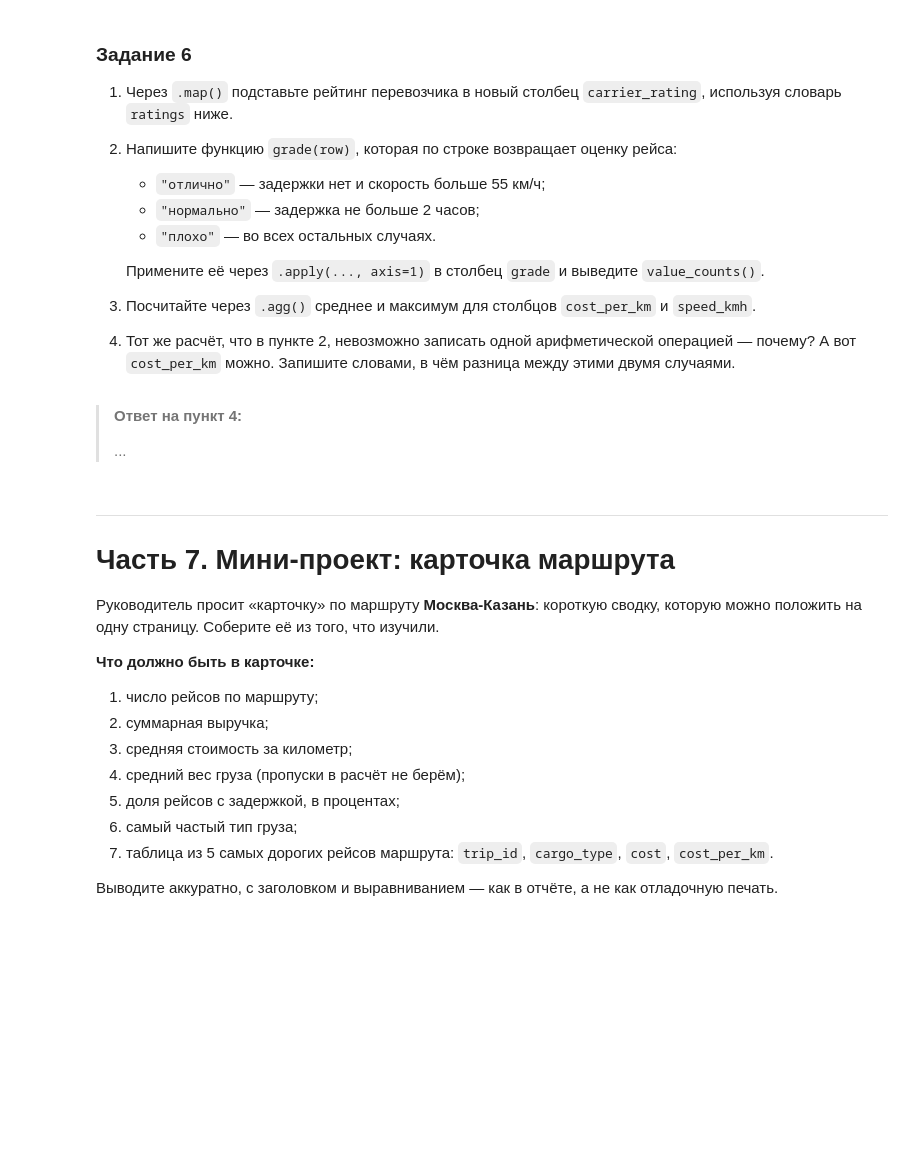
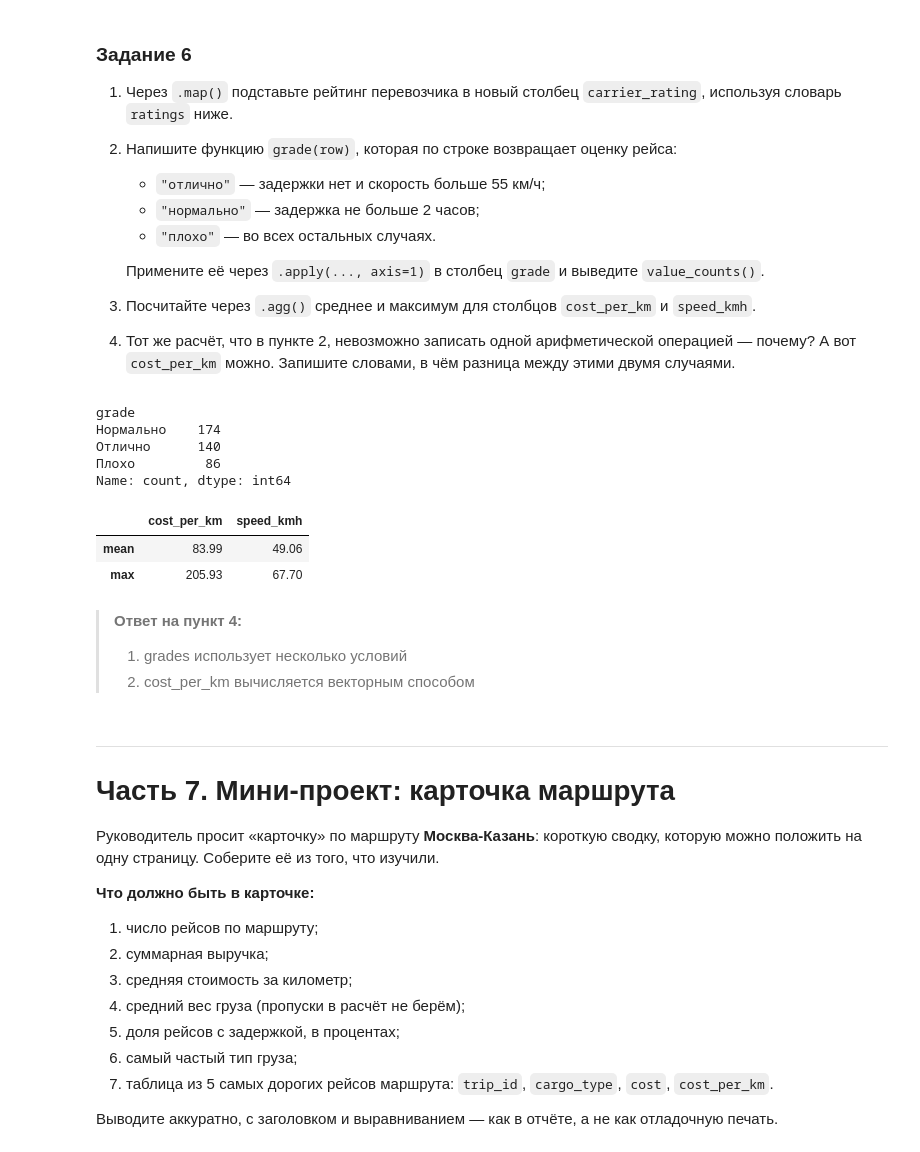
Before and after one commit to K0TOFEY/Laboratory_works_rut, a Jupyter notebook: S3_03.10.2026/LW1 (1).ipynb, the cells around one changed output. Cells and saved outputs as stored; diff of their text form; code cells hidden in the pictures; blank space fills up the shorter version.

```diff
--- a/S3_03.10.2026/LW1 (1).ipynb
+++ b/S3_03.10.2026/LW1 (1).ipynb
@@ -693,15 +742,17 @@ print(trips.sort_values("cost_per_km", ascending=False)
 
 Затем выведите 10 рейсов с самой высокой стоимостью за тонну — только столбцы
 `trip_id`, `route`, `weight_t`, `cost_per_ton`.
-# %%
-# 1)
-trips["cost_per_ton"] = ...
-
-# 2)
-trips["delay_group"] = ...
-
-# 3)
-trips["weight_filled"] = ...
-
-# вывод топ-10
-...
+# %%
+
+# 1)
+trips["cost_per_ton"] = (trips['cost'] / trips['weight_t']).round(0)
+
+# 2)
+trips["delay_group"] = pd.cut(trips['delay_h'],
+                            bins=[-1, 0, 3, 100], labels=['нет', 'малая', 'крупная'])
+
+# 3)
+trips["weight_filled"] = trips['weight_t'].fillna(trips['weight_t'].mean())
+
+# вывод топ-10
+print(trips.sort_values("cost_per_ton", ascending=False).head(10)[['trip_id', 'route', 'weight_t', 'cost_per_ton']])
@@ -790,25 +888,39 @@ print(f"разница: {apply_ms / vector_ms:.0f} раз")
 # %%
 ratings = {
     "ТрансЛогистик": 4.6, "РусКарго": 4.1, "СибПуть": 3.8,
     "ВолгаТранс": 4.4, "АвтоДорСервис": 3.5,
 }
 
 # 1)
-trips["carrier_rating"] = ...
+trips["carrier_rating"] = trips['carrier'].map(ratings)
+print(trips[['carrier', 'carrier_rating']].head())
 
 # 2)
 def grade(row):
-    ...
+    if (row['delay_h'] == 0) and (row['speed_kmh'] > 55):
+        return "Отлично"
+    if (row['delay_h'] <= 2):
+            return "Нормально"
+    return "Плохо"
 
-trips["grade"] = ...
-print(...)
+trips["grade"] = trips.apply(grade, axis=1)
+print(trips["grade"].value_counts())
 
 # 3)
-...
+trips[['cost_per_km', 'speed_kmh']].agg(['mean', 'max']).round(2)
+# %% [output]
+grade
+Нормально    174
+Отлично      140
+Плохо         86
+Name: count, dtype: int64
+|  | cost_per_km | speed_kmh |
+| mean | 83.99 | 49.06 |
+| max | 205.93 | 67.70 |
 # %% [markdown]
 > **Ответ на пункт 4:**
->
-> ...
+> 1. grades использует несколько условий
+> 2. cost_per_km вычисляется векторным способом
 # %% [markdown]
 ---
 # Часть 7. Мини-проект: карточка маршрута
```
Also changed, not shown: parts of 14 cells of this notebook.
